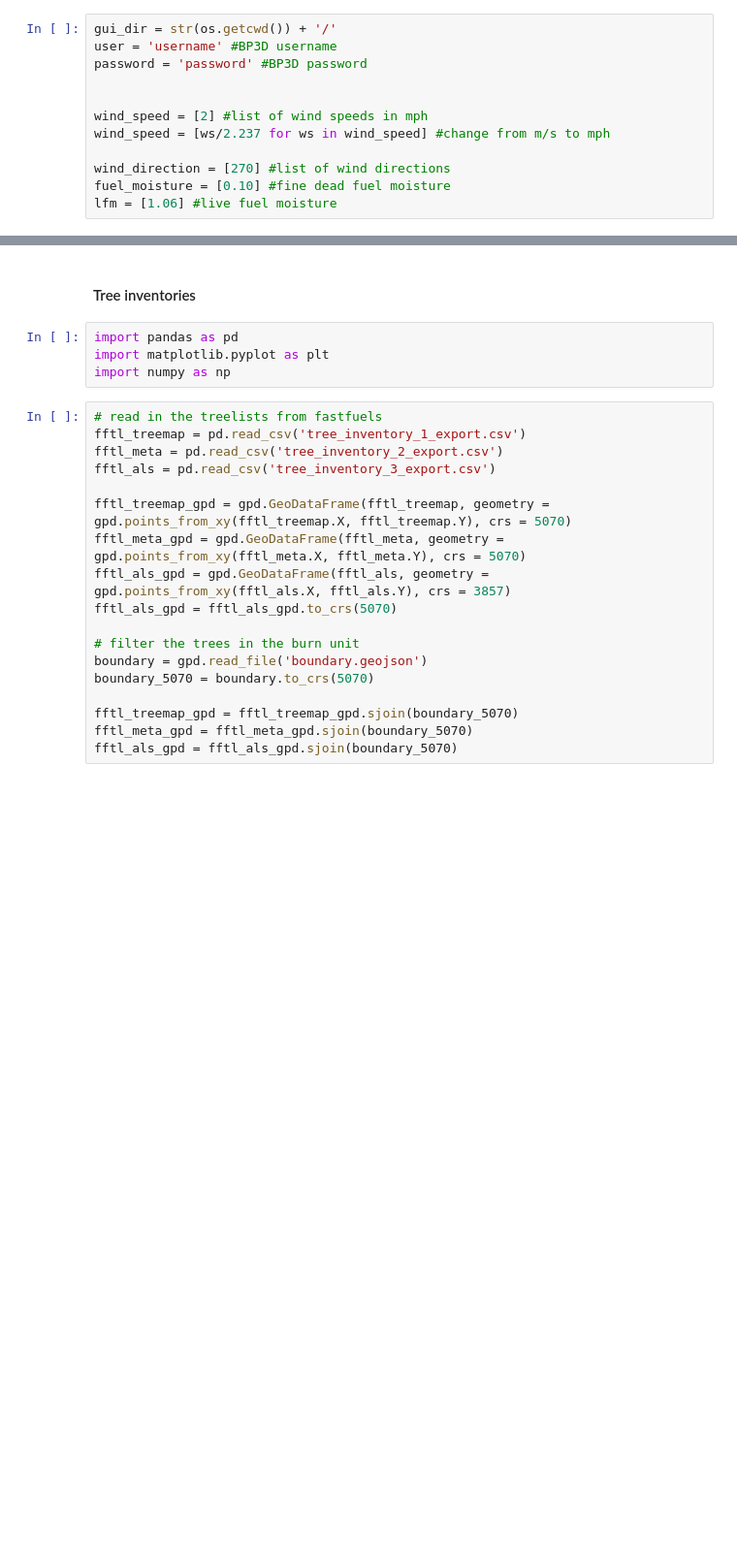
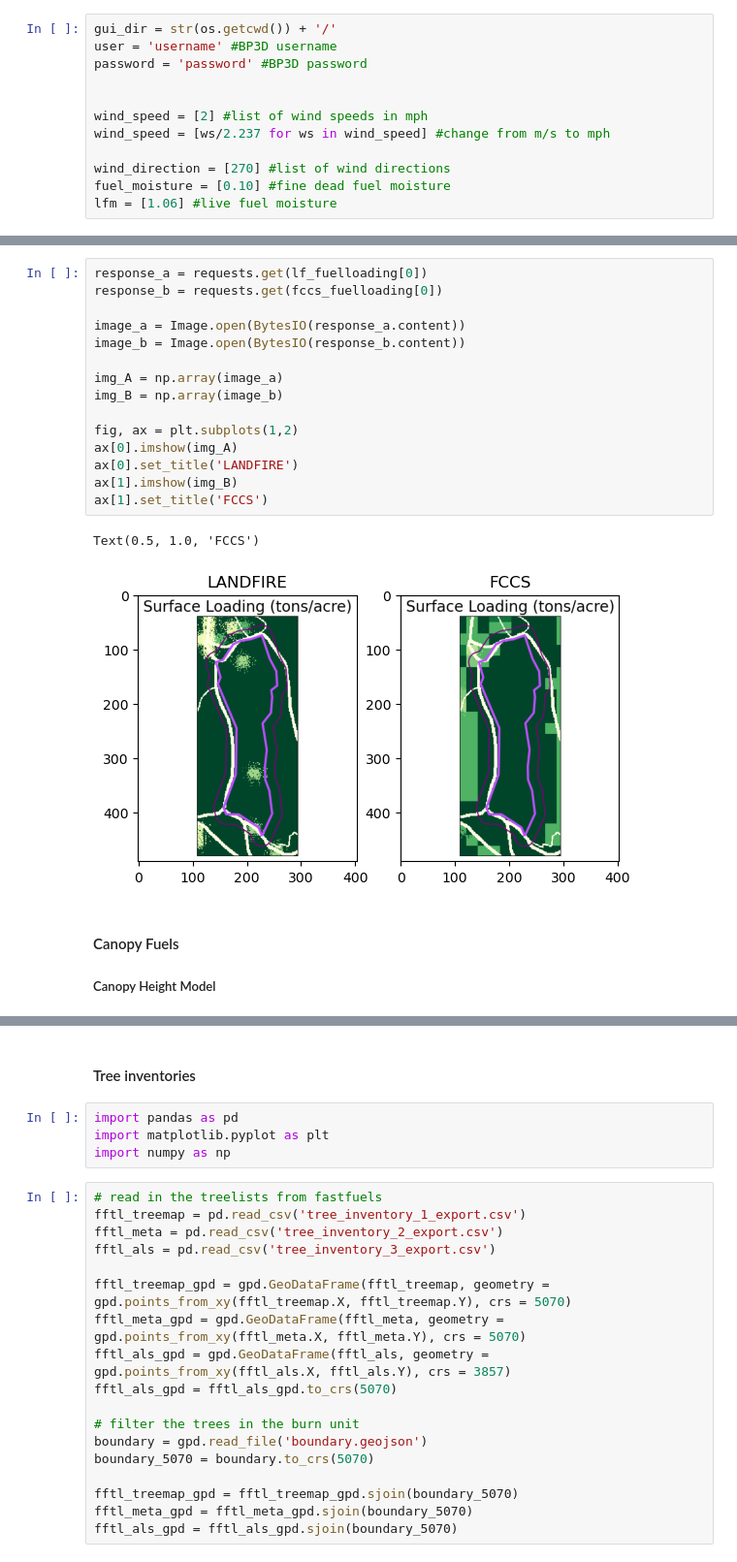
Before and after one commit to BurnPro3D/agu_2025, a Jupyter notebook: workflow_PUC.ipynb, the cells around one changed output, grey strips where cells are left out. Shown at 97% size. Drawn from its saved outputs; the diff is of its cells as text; blank space fills up the shorter version.

```diff
--- a/workflow_PUC.ipynb
+++ b/workflow_PUC.ipynb
@@ -684,0 +856,21 @@ Warning: no explicitly removed fuels.
+# %%
+response_a = requests.get(lf_fuelloading[0])
+response_b = requests.get(fccs_fuelloading[0])
+
+image_a = Image.open(BytesIO(response_a.content))
+image_b = Image.open(BytesIO(response_b.content))
+
+img_A = np.array(image_a)
+img_B = np.array(image_b)
+
+fig, ax = plt.subplots(1,2)
+ax[0].imshow(img_A)
+ax[0].set_title('LANDFIRE')
+ax[1].imshow(img_B)
+ax[1].set_title('FCCS')
+# %% [output]
+Text(0.5, 1.0, 'FCCS')
+[figure, added]
+# %% [markdown]
+#### Canopy Fuels
+##### Canopy Height Model
```
Also changed, not shown: parts of 36 cells of this notebook.
